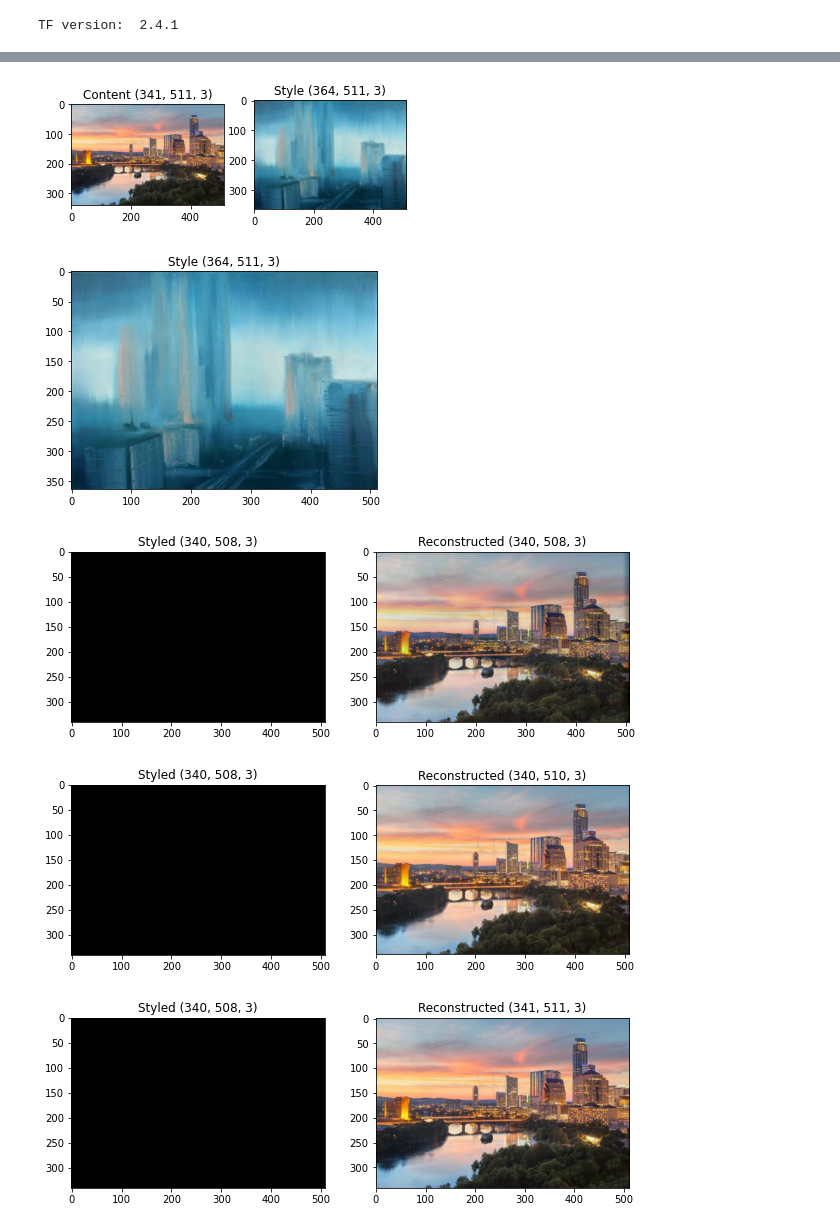
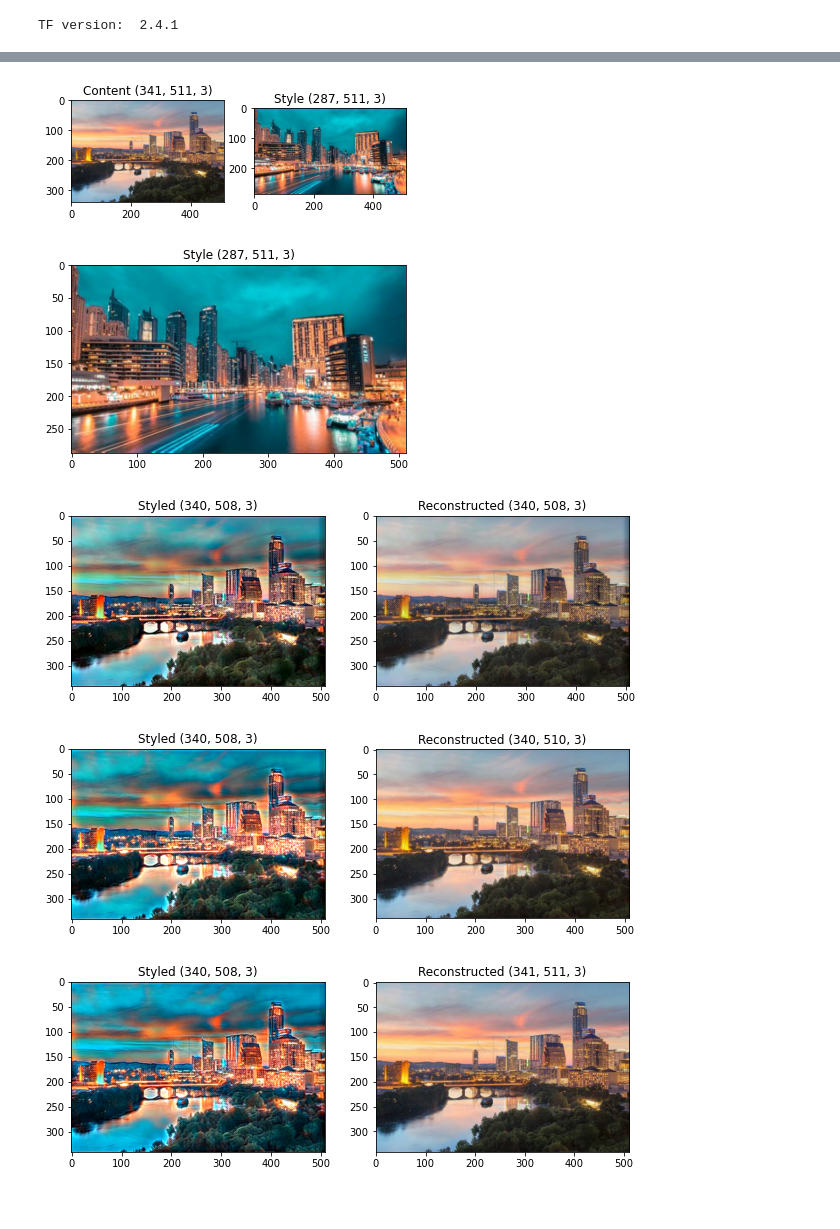
Before and after one commit to elilaird/CS83212-Advanced-Neural-Networks, a Jupyter notebook: Style-Transfer/Pretrained.ipynb, the cells around one changed output, grey strips where cells are left out. Saved outputs shown, nothing was run; the diff lists cells and outputs as text; code cells hidden in the pictures.

```diff
--- a/Style-Transfer/Pretrained.ipynb
+++ b/Style-Transfer/Pretrained.ipynb
@@ -124,15 +125,21 @@ class VGG19AutoEncoder(tf.keras.Model):
         a_s = self.E3(tf.constant(style_image))
         # swap grammian of activations, blended with original
         x = wct(a_c.numpy(),a_s.numpy(), alpha=alphas['layer3'])
+
         # decode the new style
         x = self.O3(self.D3(x))
         x = self.enhance_contrast(x)
+
         # get reconstruction
         reconst3 = self.O3(self.D3(self.E3(tf.constant(content_image))))
         # save off the styled and reconstructed images for display
+
         blended3 = tf.clip_by_value(tf.squeeze(x), 0, 1)
         reconst3 = tf.clip_by_value(tf.squeeze(reconst3), 0, 1)
         output_dict['layer3'] = (blended3, reconst3)
+
+
+
 
         # ------Layer 2----------
         # apply whiten/color on layer 2 from the already blended image
@@ -141,6 +148,7 @@ class VGG19AutoEncoder(tf.keras.Model):
         a_s = self.E2(tf.constant(style_image))
         # swap grammian of activations, blended with original
         x = wct(a_c.numpy(),a_s.numpy(), alpha=alphas['layer2'])
+
         # decode the new style
         x = self.O2(self.D2(x))
         x = self.enhance_contrast(x,1.3)
@@ -276,22 +284,20 @@ class VGG19AutoEncoder(tf.keras.Model):
         return np.float32(blended)
 
     @staticmethod
-    def matrix_to_power(matrix, power):
-        # Assuming real symmetric
-        e_val, e_vec = np.linalg.eigh(matrix)
-        lambda_ = np.diag(e_val**power)
-
-        return e_vec@lambda_@e_vec.T
-
-    @staticmethod
     def new_transform(content_img, style_img, alpha=0.6):
 
         def matrix_to_power(matrix, power):
+            eig_threshold = 1e-5
+
             # Assuming real symmetric
             e_val, e_vec = np.linalg.eigh(matrix)
-            lambda_ = np.diag(e_val**power)
+            mask = (e_val > eig_threshold)
 
-            return e_vec@lambda_@e_vec.T
+            lambda_ = np.diag((e_val[mask]+1e-5)**power)
+
+            out = e_vec[:,mask]@lambda_@e_vec[:,mask].T
+
+            return out
 
          # 1xHxWxC -> CxHxW
         content_img = np.transpose(np.squeeze(content_img), (2, 0, 1))
@@ -303,16 +309,21 @@ class VGG19AutoEncoder(tf.keras.Model):
         style_flat = style_img.reshape(-1, style_img.shape[1]*style_img.shape[2])
 
 
+        sigma_c = np.dot(content_flat, content_flat.T) / (content_img.shape[1]*content_img.shape[2] - 1) #np.cov(content_flat)
+        sigma_s = np.dot(style_flat, style_flat.T) / (style_img.shape[1]*style_img.shape[2] - 1) #np.cov(style_flat)
 
-        sigma_c = np.cov(content_flat)
-        sigma_s = np.cov(style_flat)
 
-        simga_c_neg_half = matrix_to_power(sigma_c, -1/2)
+        sigma_c_neg_half = matrix_to_power(sigma_c, -1/2)
         sigma_c_half = matrix_to_power(sigma_c, 1/2)
 
-        inner = matrix_to_power(sigma_c_half@sigma_s@sigma_c_half, 1/2)
+        '''print('sigma_c_neg_half')
+        pprint(sigma_c_neg_half)'''
 
-        transform_mat = simga_c_neg_half@inner@simga_c_neg_half
+        _in = sigma_c_half@sigma_s@sigma_c_half
+
+        inner = matrix_to_power(_in, 1/2)
+
+        transform_mat = sigma_c_neg_half@inner@sigma_c_neg_half
 
         out = transform_mat@content_flat
         out = out.reshape(content_img.shape)
@@ -330,7 +341,7 @@ Wall time: 1.53 s
 
 
 content_path = '../data/austin.jpeg'
-style_path = '../data/hazy2.jpeg'
+style_path = '../data/nightcity.jpeg'
 
 content_image = load_img(content_path)
 style_image = load_img(style_path)
@@ -354,4 +365,4 @@ Wall time: 3.4 s
-[figure, old version]
+[figure, new version]
 # %%
 imshow(style_image,'Style')
 for layer in decoded_images.keys():
@@ -361,7 +372,7 @@ for layer in decoded_images.keys():
     plt.subplot(1,2,2)
     imshow(decoded_images[layer][1],'Reconstructed')
 # %% [output]
-[figure, old version]
+[figure, new version]
-[figure, old version]
+[figure, new version]
-[figure, old version]
+[figure, new version]
-[figure, old version]
+[figure, new version]
```
Also changed, not shown: parts of 3 cells of this notebook.
